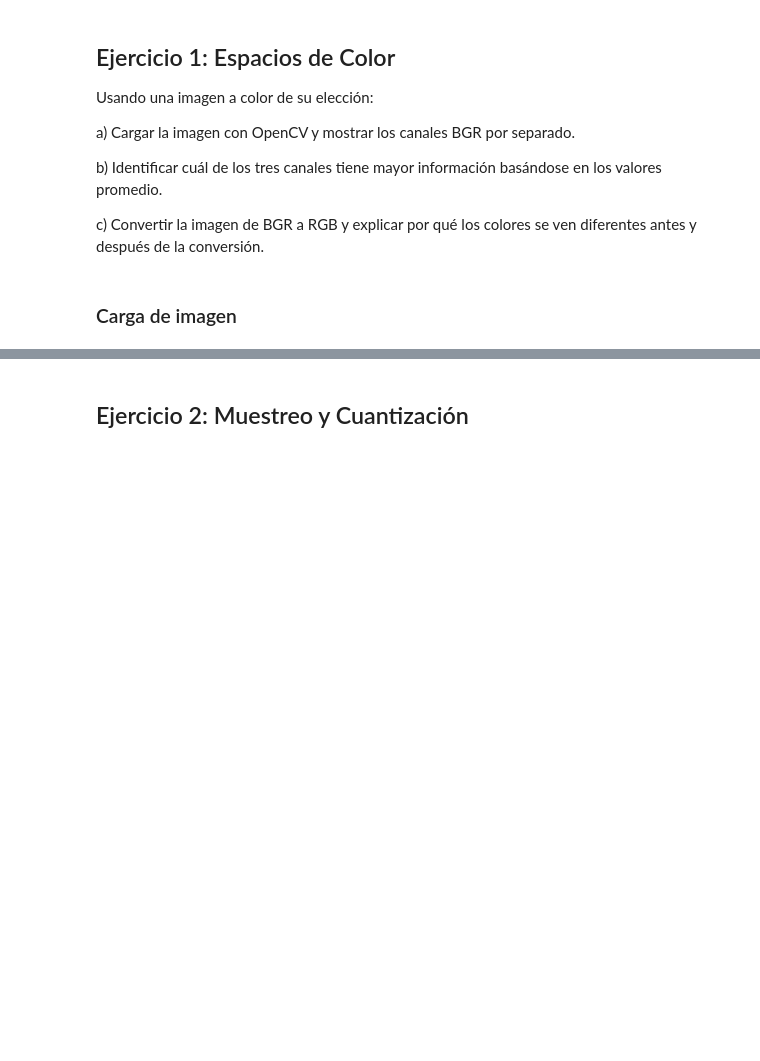
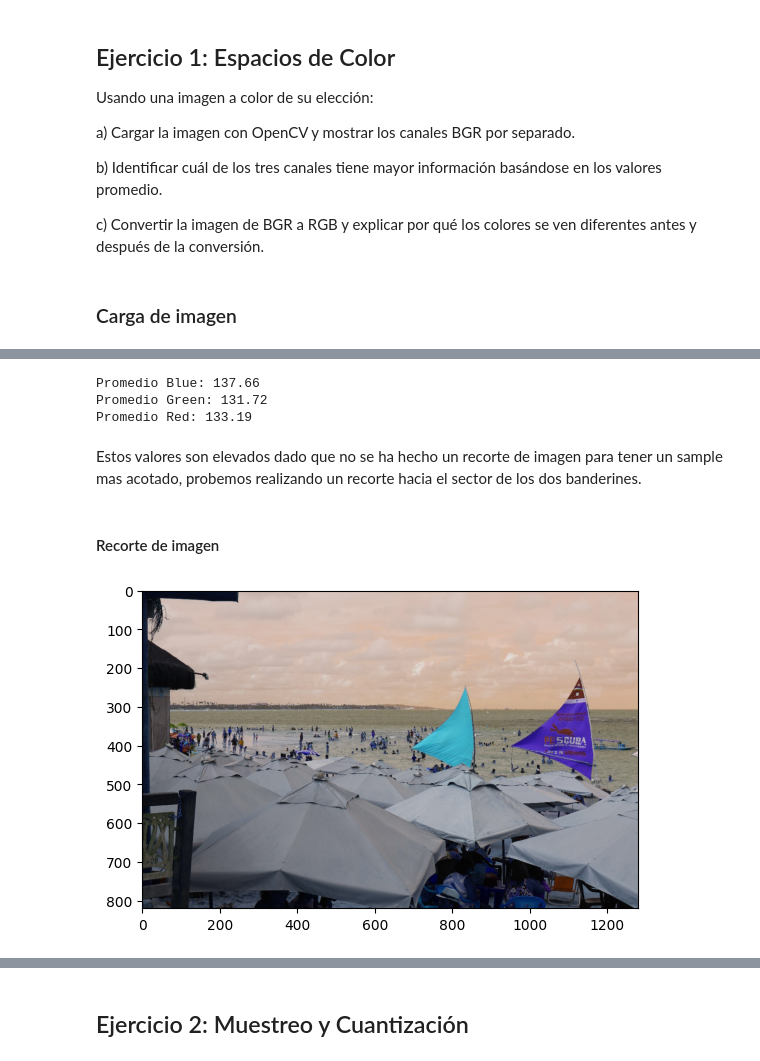
Before and after one commit to gimb99/PDI_BARTHOU_GONZALO, a Jupyter notebook: ejercicioIntegrador.ipynb, the cells around one changed output, grey strips where cells are left out. Drawn from its saved outputs; the diff is of its cells as text; code cells hidden in the pictures; blank space fills up the shorter version.

```diff
--- a/ejercicioIntegrador.ipynb
+++ b/ejercicioIntegrador.ipynb
@@ -25,0 +107,23 @@ c) Convertir la imagen de BGR a RGB y explicar por qué los colores se ven difer
+# %%
+promedio_blue = np.mean(b_channel)
+promedio_green = np.mean(g_channel)
+promedio_red = np.mean(r_channel)
+
+# Redondeo con 2 decimales para evitar numeros altos
+print(f"Promedio Blue: {promedio_blue:.2f}")
+print(f"Promedio Green: {promedio_green:.2f}")
+print(f"Promedio Red: {promedio_red:.2f}")
+# %% [output]
+Promedio Blue: 137.66
+Promedio Green: 131.72
+Promedio Red: 133.19
+# %% [markdown]
+Estos valores son elevados dado que no se ha hecho un recorte de imagen para tener un sample mas acotado, probemos realizando un recorte hacia el sector de los dos banderines.
+# %% [markdown]
+#### Recorte de imagen
+# %%
+plt.imshow(imagenCrudo)
+plt.axis('on')
+plt.show()
+# %% [output]
+[figure, added]
```
Also changed, not shown: parts of 17 cells of this notebook.
